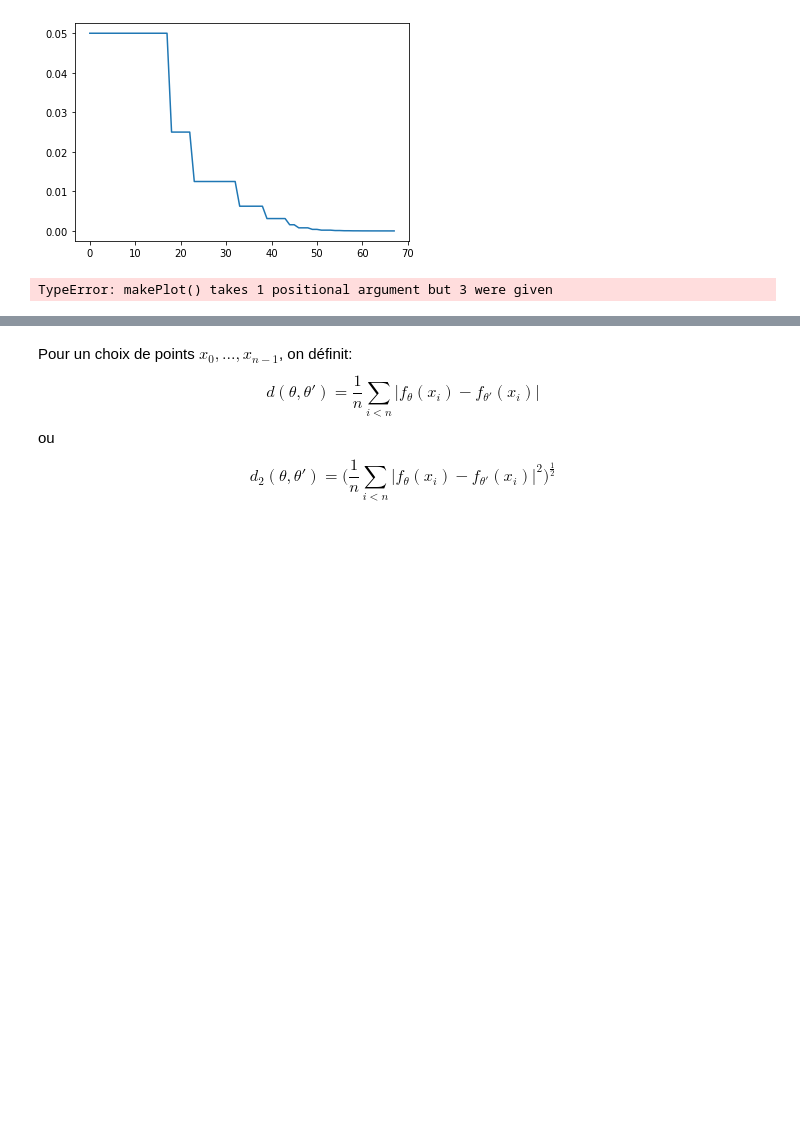
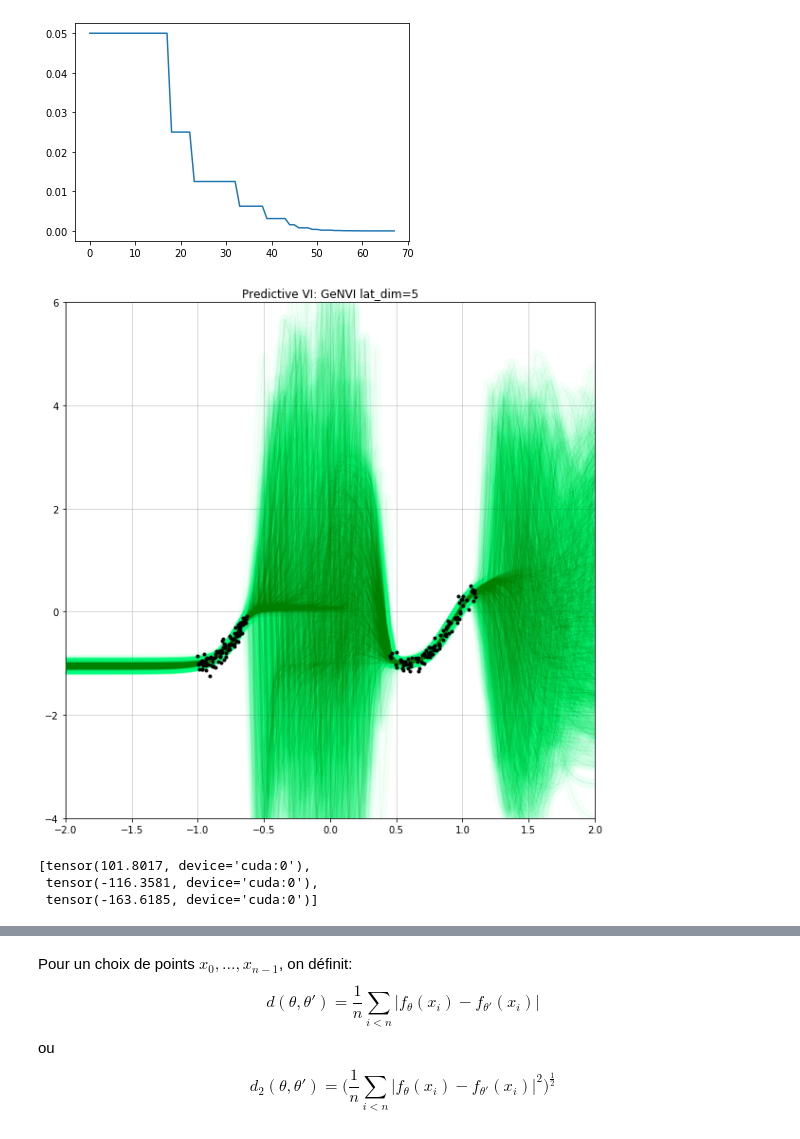
Before and after one commit to cortax/BayesianNN, a Jupyter notebook: GeNVI_Pred.ipynb, the cells around one changed output, grey strips where cells are left out. Cells and saved outputs as stored; diff of their text form; code cells hidden in the pictures; blank space fills up the shorter version.

```diff
--- a/GeNVI_Pred.ipynb
+++ b/GeNVI_Pred.ipynb
@@ -15,8 +15,8 @@ device
 # %% [output]
 device(type='cuda', index=0)
 # %%
-from Experiments.boston import Setup
-setup=Setup(device)#, layerwidth=50)
+from Experiments.foong import Setup
+setup=Setup(device,layerwidth=5,nblayers=2)
 # %% [markdown]
 # Target density #
 # %%
@@ -42,7 +44,7 @@ GeN = GeNetEns(1, lat_dim, 50, param_count, activation, 0.2, init_b, device)
 from tempfile import TemporaryDirectory
 
 
-k_MC=1000#size_sample
+k_MC=100#size_sample
 
 #sample, = ax.scatter([],[],color='red',alpha=0.07)
 #fig.canvas.draw()
@@ -68,7 +70,7 @@ def show(GeN,n):
 with TemporaryDirectory() as temp_dir:
     optimizer = GeNPredVI(loglikelihood, logprior, projection, k_MC,
 		                                    0, 100, 1000, 50, 50,
-		                                    20000, .05, .000001, 200, .5,
+		                                    20000, .01, .00001, 200, .5,
 		                                    device, True, temp_dir, save_best=True)
     best_epoch, scores=optimizer.run(GeN,show)
 print(best_epoch,scores)
@@ -121,16 +123,20 @@ plt.plot(time, y)
 # %%
 %matplotlib inline
 
 def show(GeN,n):
     Z=GeN(n).detach()
     fig=setup.makePlot(Z,device)
-    plt.title('Predictive Variatiational Inference, GeNVI lat_dim='+str(lat_dim))
+    plt.title('Predictive VI: GeNVI lat_dim='+str(lat_dim))
     plt.show()
     return
 
 
+
 show(GeN,1000)
 scores
 # %% [output]
+[figure, added]
-TypeError: makePlot() takes 1 positional argument but 3 were given
+[tensor(101.8017, device='cuda:0'),
+ tensor(-116.3581, device='cuda:0'),
+ tensor(-163.6185, device='cuda:0')]
 # %%
```
Also changed, not shown: parts of 5 cells of this notebook, 2 other files.
